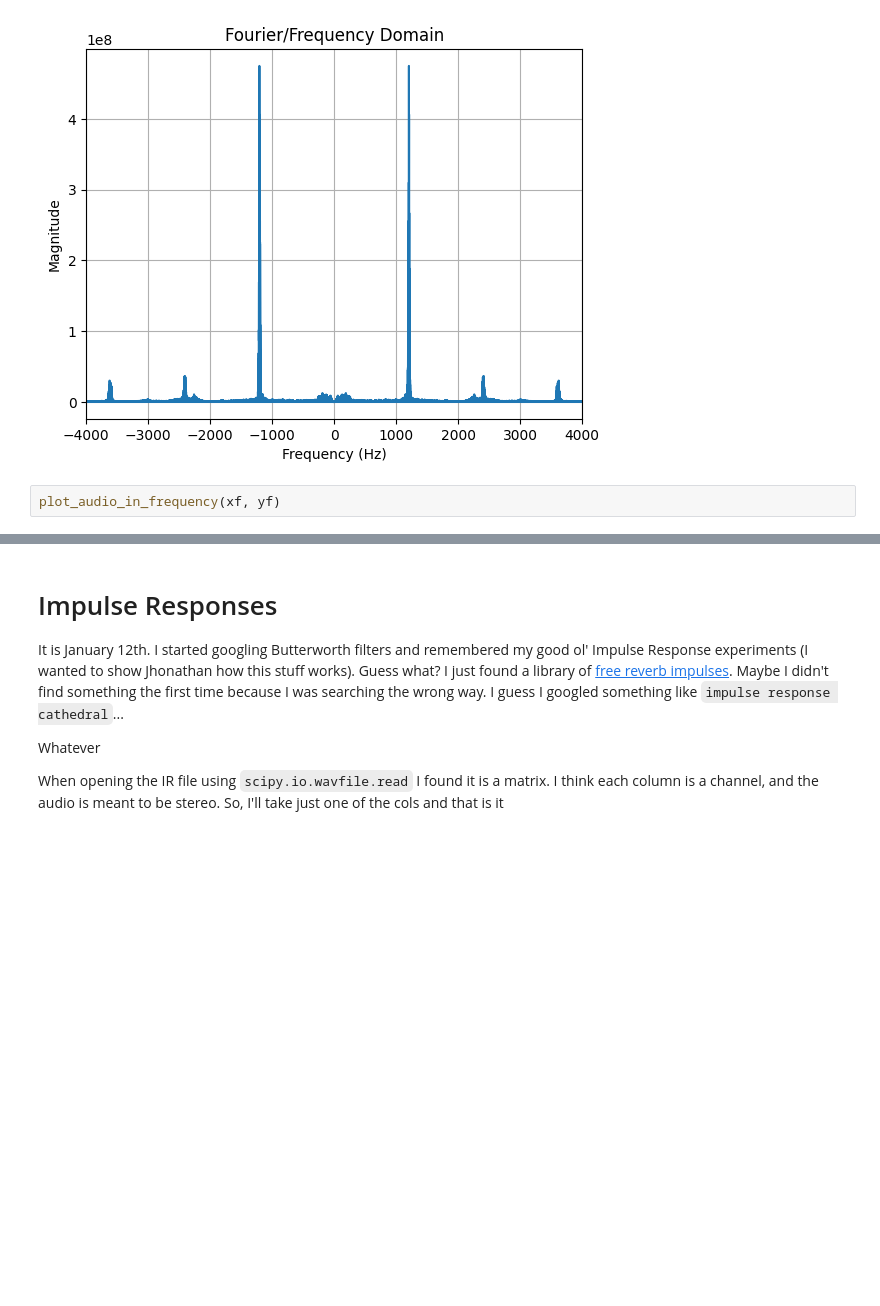
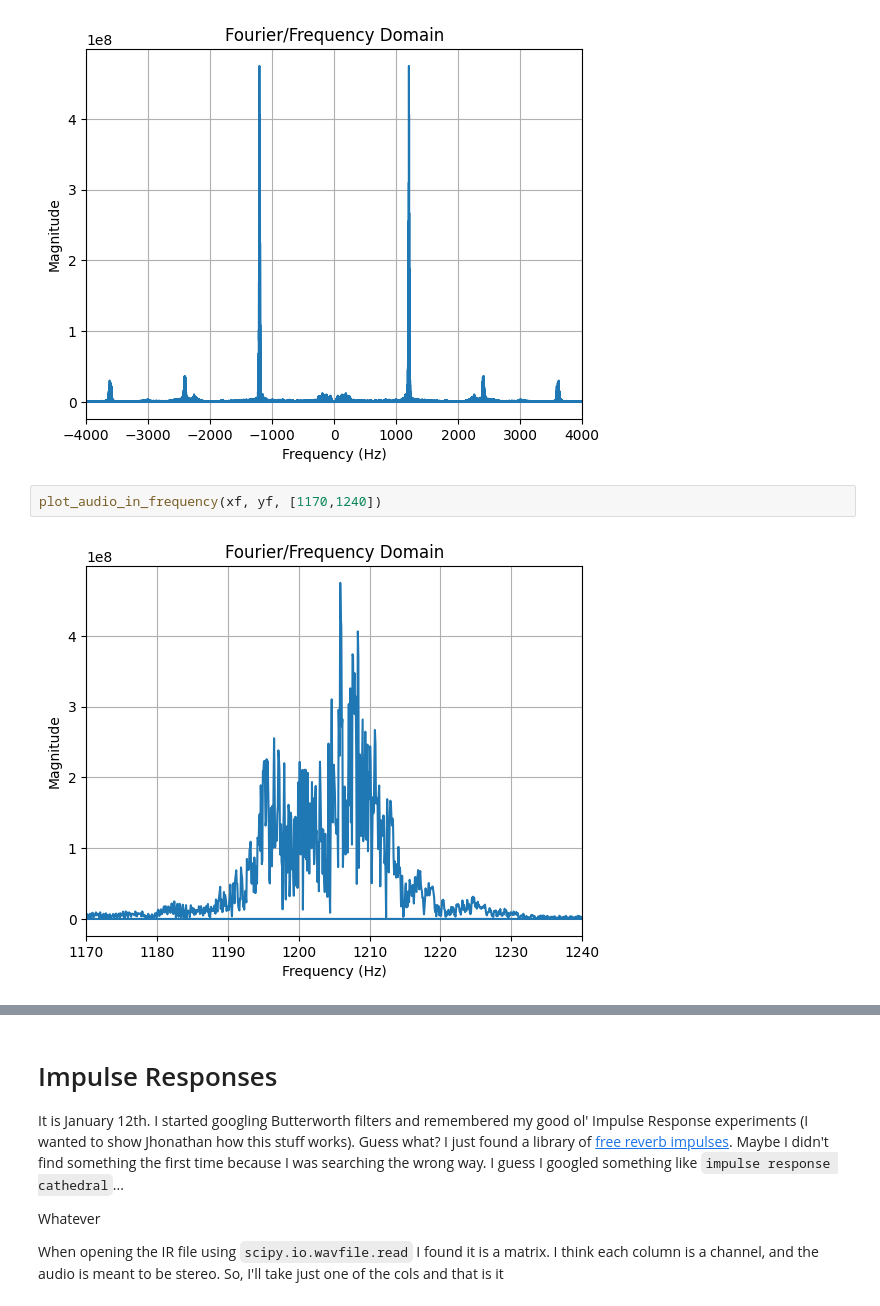
Before and after one commit to mtxslv/audio-processing-with-python, a Jupyter notebook: notebooks/audio_experiments.ipynb, the cells around one changed output, grey strips where cells are left out. Cells and saved outputs as stored; diff of their text form; blank space fills up the shorter version.

Commit message:
feat: process audio

```diff
--- a/notebooks/audio_experiments.ipynb
+++ b/notebooks/audio_experiments.ipynb
@@ -61,4 +63,6 @@ plot_audio_in_frequency(xf, yf)
 # %% [output]
 [figure]
 # %%
-plot_audio_in_frequency(xf, yf)
+plot_audio_in_frequency(xf, yf, [1170,1240])
+# %% [output]
+[figure, added]
```
Also changed, not shown: parts of 9 cells of this notebook.
